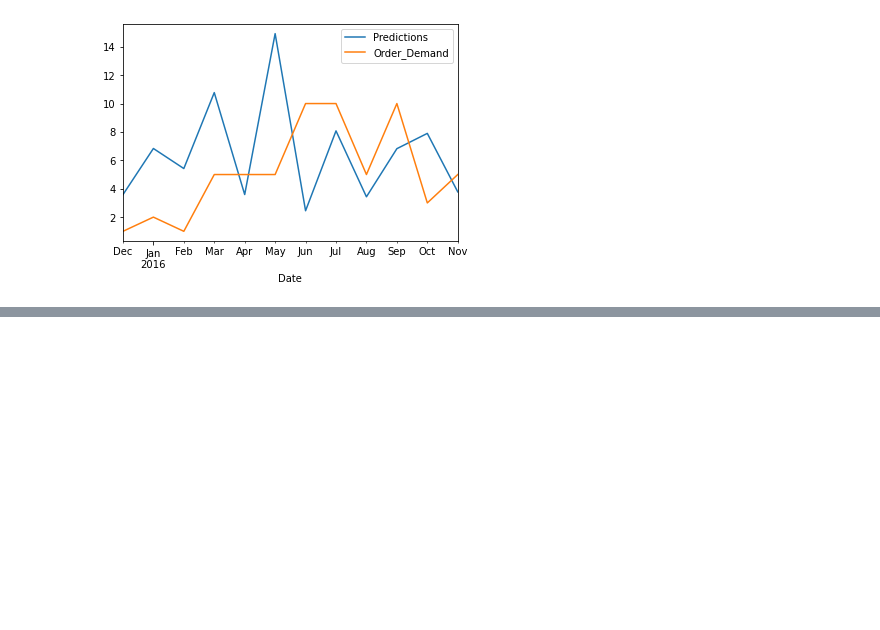
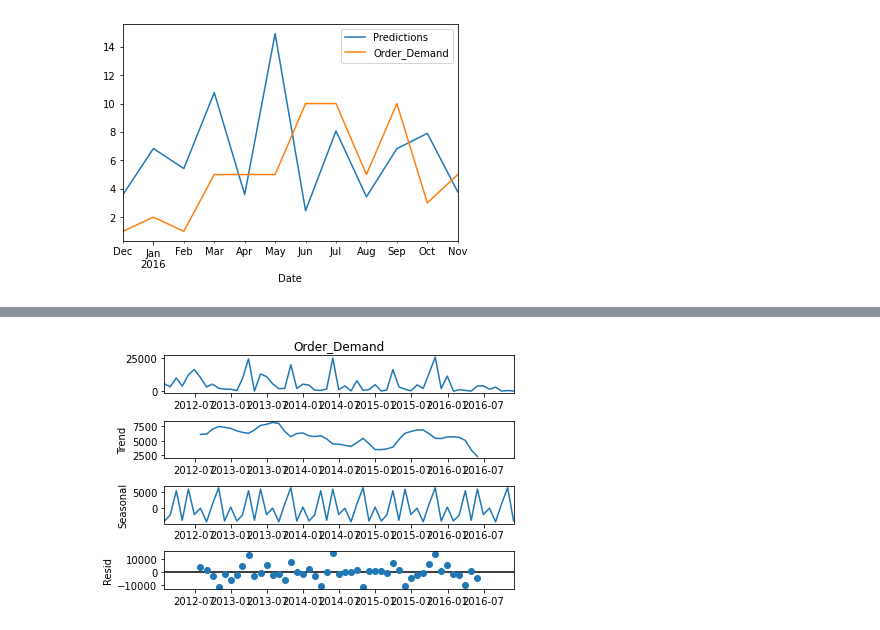
Before and after one commit to anissakhan/731-Project-5-Khan, a Jupyter notebook: Notebooks/731-Project5.ipynb, the cells around one changed output, grey strips where cells are left out. Saved outputs shown, nothing was run; the diff lists cells and outputs as text; code cells hidden in the pictures; blank space fills up the shorter version.

```diff
--- a/Notebooks/731-Project5.ipynb
+++ b/Notebooks/731-Project5.ipynb
@@ -420,0 +417,9 @@ test['Order_Demand'].plot(legend = True)
+# %%
+# ETS Decomposition
+result = seasonal_decompose(dfProd2['Order_Demand'], model ='additive')
+
+# ETS plot
+fig=result.plot()
+fig.show()
+# %% [output]
+[figure, added]
```
Also changed, not shown: parts of 26 cells of this notebook.
